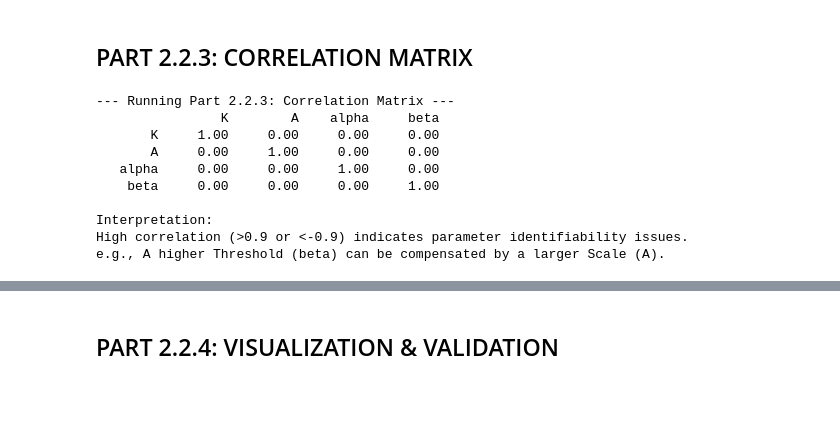
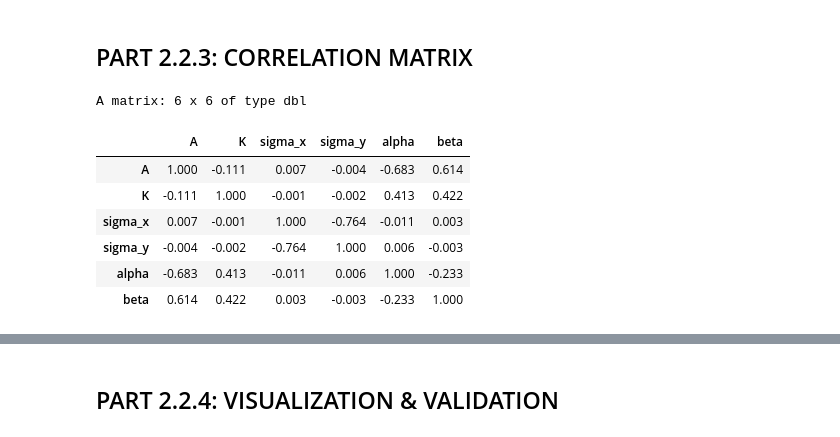
Before and after one commit to chrjx/AdvTSA, a Jupyter notebook: assignment3/part22.ipynb, the cells around one changed output, grey strips where cells are left out. Drawn from its saved outputs; the diff is of its cells as text; code cells hidden in the pictures; blank space fills up the shorter version.

```diff
--- a/assignment3/part22.ipynb
+++ b/assignment3/part22.ipynb
@@ -176,41 +404,22 @@ beta (Thresh):  12.0893
 # %% [markdown]
 ## PART 2.2.3: CORRELATION MATRIX
 # %%
-print("\n--- Running Part 2.2.3: Correlation Matrix ---")
+f <- fit_222
 
-try:
-    # Invert the Hessian Matrix to get the Covariance Matrix
-    hess_inv = res_best.hess_inv
-    if not isinstance(hess_inv, np.ndarray):
-        hess_inv = hess_inv.todense()
+cov_mat <- f$cov.fixed
 
-    # Calculate Correlation from Covariance
-    var_diag = np.diag(hess_inv)
-    std_diag = np.sqrt(np.abs(var_diag)) # abs to handle potential numerical noise
-    corr_mat = hess_inv / np.outer(std_diag, std_diag)
+cor_mat <- cov2cor(cov_mat)
 
-    param_names = ['K', 'A', 'alpha', 'beta']
-
-    # Print formatted matrix
-    print(f"{'':>8} " + " ".join([f"{p:>8}" for p in param_names]))
-    for i, p in enumerate(param_names):
-        row_str = " ".join([f"{val:>8.2f}" for val in corr_mat[i]])
-        print(f"{p:>8} {row_str}")
-
-
-except Exception as e:
-    print(f"Could not calculate correlation matrix: {e}")
+round(cor_mat, 3)
 # %% [output]
---- Running Part 2.2.3: Correlation Matrix ---
-                K        A    alpha     beta
-       K     1.00     0.00     0.00     0.00
-       A     0.00     1.00     0.00     0.00
-   alpha     0.00     0.00     1.00     0.00
-    beta     0.00     0.00     0.00     1.00
-
-Interpretation:
-High correlation (>0.9 or <-0.9) indicates parameter identifiability issues.
-e.g., A higher Threshold (beta) can be compensated by a larger Scale (A).
+A matrix: 6 x 6 of type dbl
+|  | A | K | sigma_x | sigma_y | alpha | beta |
+| A | 1.000 | -0.111 | 0.007 | -0.004 | -0.683 | 0.614 |
+| K | -0.111 | 1.000 | -0.001 | -0.002 | 0.413 | 0.422 |
+| sigma_x | 0.007 | -0.001 | 1.000 | -0.764 | -0.011 | 0.003 |
+| sigma_y | -0.004 | -0.002 | -0.764 | 1.000 | 0.006 | -0.003 |
+| alpha | -0.683 | 0.413 | -0.011 | 0.006 | 1.000 | -0.233 |
+| beta | 0.614 | 0.422 | 0.003 | -0.003 | -0.233 | 1.000 |
 # %% [markdown]
 Interpretation:
 
```
Also changed, not shown: parts of 11 cells of this notebook.
